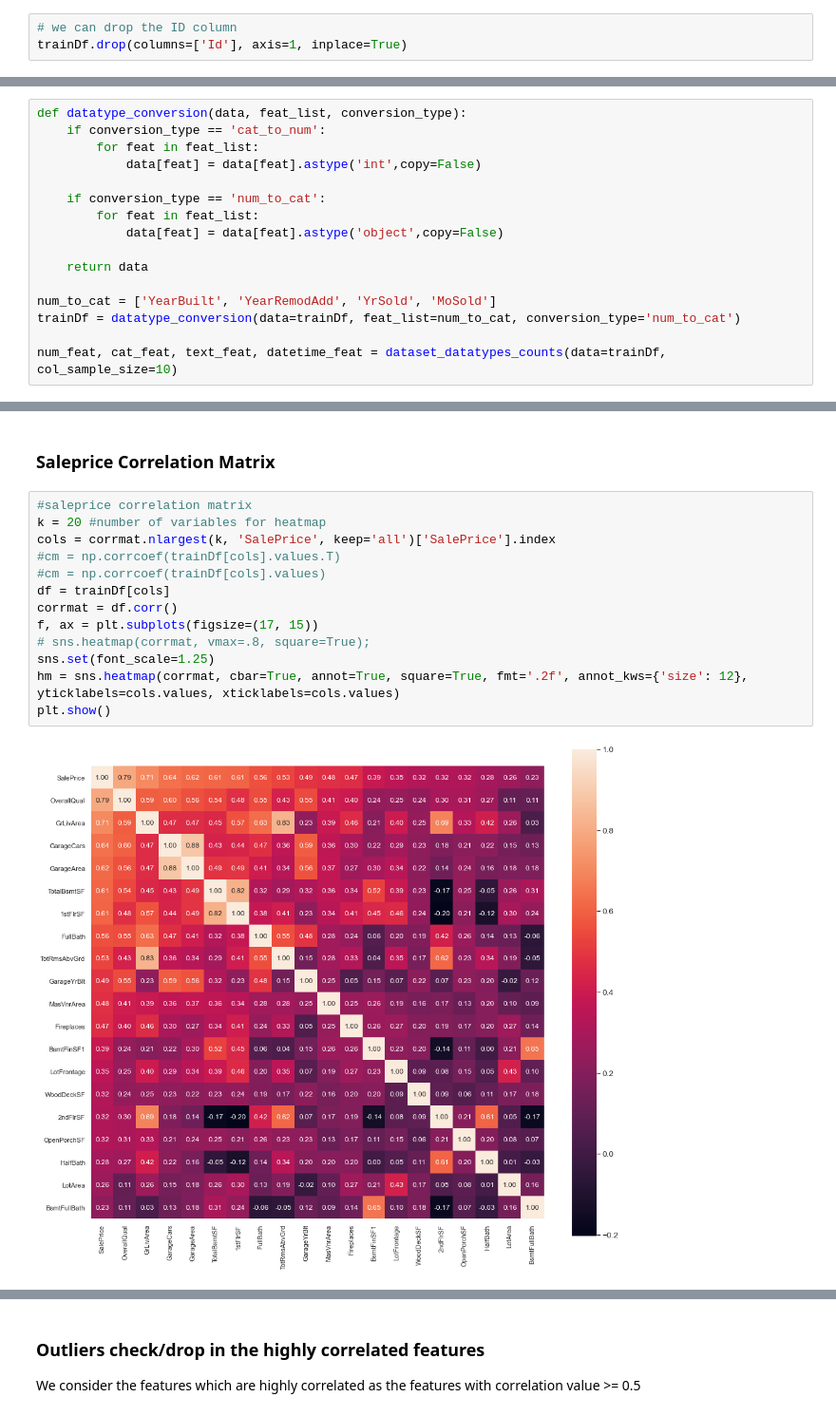
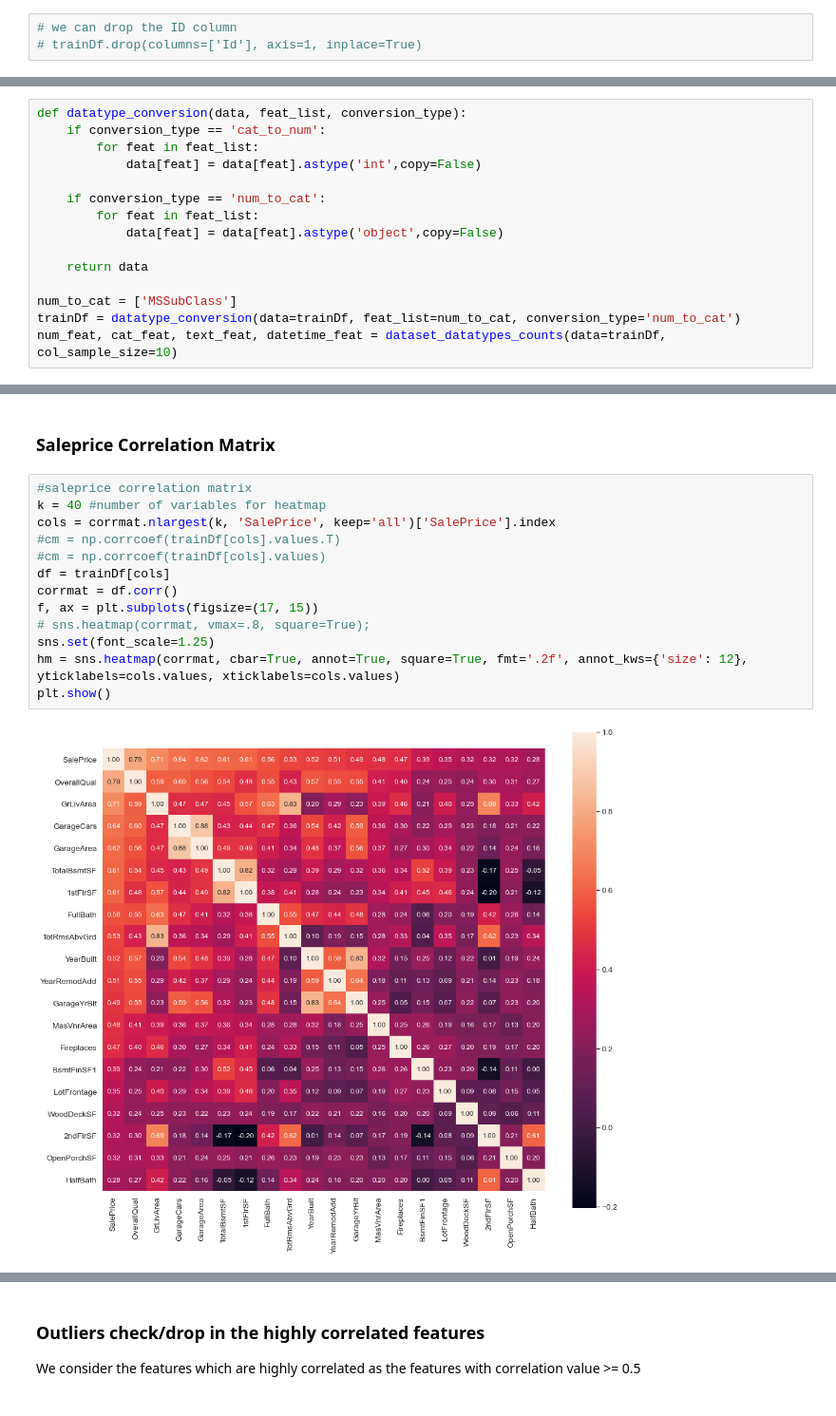
Before and after one commit to rvalusa2108/Scikit-Learn_Pipeline-House_Price_Prediction-Kaggle, a Jupyter notebook: house-prices-advanced-regression-techniques/House_Price_Prediction-AdvanceRegression.ipynb, the cells around one changed output, grey strips where cells are left out. Shown at 95% size. Saved outputs shown, nothing was run; the diff lists cells and outputs as text.

```diff
--- a/house-prices-advanced-regression-techniques/House_Price_Prediction-AdvanceRegression.ipynb
+++ b/house-prices-advanced-regression-techniques/House_Price_Prediction-AdvanceRegression.ipynb
@@ -36,7 +37,7 @@ trainDf.head(5)
 5 rows × 81 columns
 # %%
 # we can drop the ID column
-trainDf.drop(columns=['Id'], axis=1, inplace=True)
+# trainDf.drop(columns=['Id'], axis=1, inplace=True)
 # %%
 def dataset_datatypes_counts(data, col_sample_size):
     '''
@@ -125,7 +126,6 @@ def datatype_conversion(data, feat_list, conversion_type):
 
     return data
 
-num_to_cat = ['YearBuilt', 'YearRemodAdd', 'YrSold', 'MoSold']
+num_to_cat = ['MSSubClass']
 trainDf = datatype_conversion(data=trainDf, feat_list=num_to_cat, conversion_type='num_to_cat')
-
 num_feat, cat_feat, text_feat, datetime_feat = dataset_datatypes_counts(data=trainDf, col_sample_size=10)
@@ -193,19 +185,19 @@ sns.heatmap(corrmat, vmax=.9, annot=True, square=True, fmt='.1f', annot_kws={'si
 ### **Saleprice Correlation Matrix**
 # %%
 #saleprice correlation matrix
-k = 20 #number of variables for heatmap
+k = 40 #number of variables for heatmap
 cols = corrmat.nlargest(k, 'SalePrice', keep='all')['SalePrice'].index
 #cm = np.corrcoef(trainDf[cols].values.T)
 #cm = np.corrcoef(trainDf[cols].values)
 df = trainDf[cols]
 corrmat = df.corr()
 f, ax = plt.subplots(figsize=(17, 15))
 # sns.heatmap(corrmat, vmax=.8, square=True);
 sns.set(font_scale=1.25)
 hm = sns.heatmap(corrmat, cbar=True, annot=True, square=True, fmt='.2f', annot_kws={'size': 12}, yticklabels=cols.values, xticklabels=cols.values)
 plt.show()
 # %% [output]
-[figure, old version]
+[figure, new version]
 # %%
 s = corrmat['SalePrice'].sort_values(ascending=False)
 s
```
Also changed, not shown: parts of 17 cells of this notebook, 7 other files.
